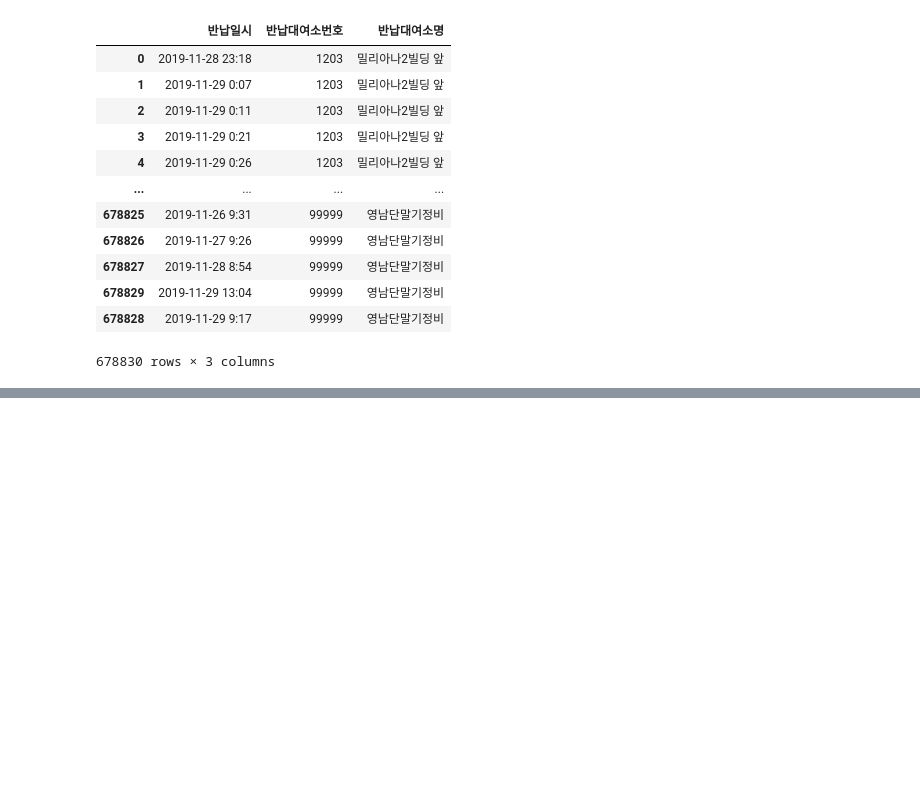
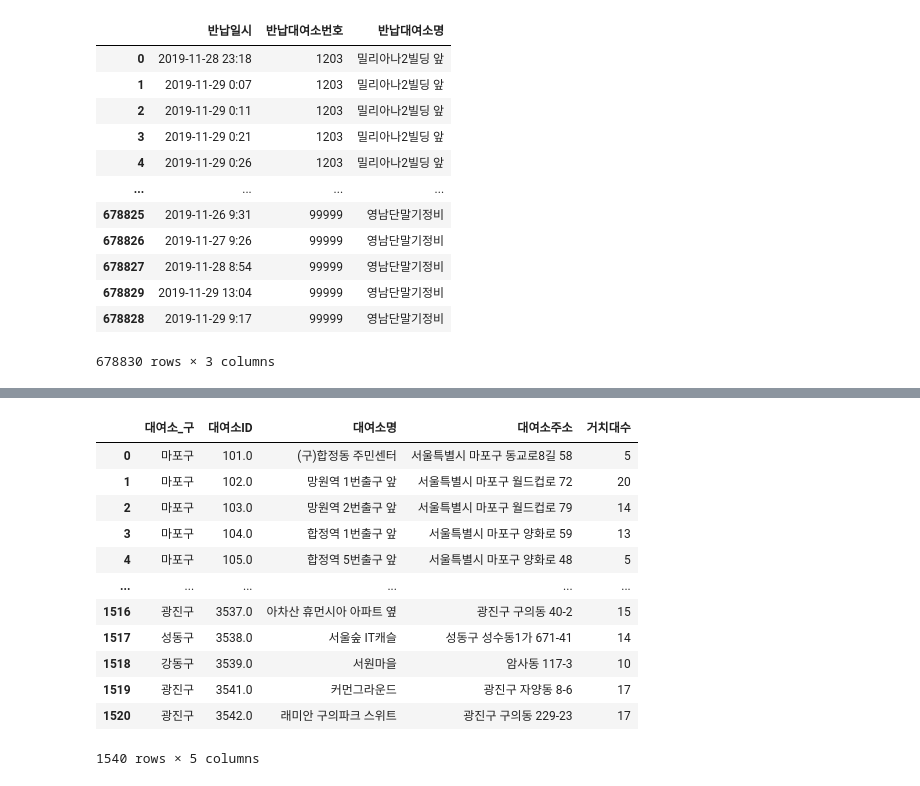
Before and after one commit to answnsdn/Python, a Jupyter notebook: hackerton/Untitled.ipynb, the cells around one changed output, grey strips where cells are left out. Cells and saved outputs as stored; diff of their text form; code cells hidden in the pictures; blank space fills up the shorter version.

```diff
--- a/hackerton/Untitled.ipynb
+++ b/hackerton/Untitled.ipynb
@@ -266,0 +302,17 @@ df_address_trans.to_csv('address.csv', encoding='cp949')
+# %%
+df_address = df_address.dropna()
+df_address
+# %% [output]
+|  | 대여소_구 | 대여소ID | 대여소명 | 대여소주소 | 거치대수 |
+| 0 | 마포구 | 101.0 | (구)합정동 주민센터 | 서울특별시 마포구 동교로8길 58 | 5 |
+| 1 | 마포구 | 102.0 | 망원역 1번출구 앞 | 서울특별시 마포구 월드컵로 72 | 20 |
+| 2 | 마포구 | 103.0 | 망원역 2번출구 앞 | 서울특별시 마포구 월드컵로 79 | 14 |
+| 3 | 마포구 | 104.0 | 합정역 1번출구 앞 | 서울특별시 마포구 양화로 59 | 13 |
+| 4 | 마포구 | 105.0 | 합정역 5번출구 앞 | 서울특별시 마포구 양화로 48 | 5 |
+| ... | ... | ... | ... | ... | ... |
+| 1516 | 광진구 | 3537.0 | 아차산 휴먼시아 아파트 옆 | 광진구 구의동 40-2 | 15 |
+| 1517 | 성동구 | 3538.0 | 서울숲 IT캐슬 | 성동구 성수동1가 671-41 | 14 |
+| 1518 | 강동구 | 3539.0 | 서원마을 | 암사동 117-3 | 10 |
+| 1519 | 광진구 | 3541.0 | 커먼그라운드 | 광진구 자양동 8-6 | 17 |
+| 1520 | 광진구 | 3542.0 | 래미안 구의파크 스위트 | 광진구 구의동 229-23 | 17 |
+1540 rows × 5 columns
```
Also changed, not shown: parts of 11 cells of this notebook, 22 other files.
